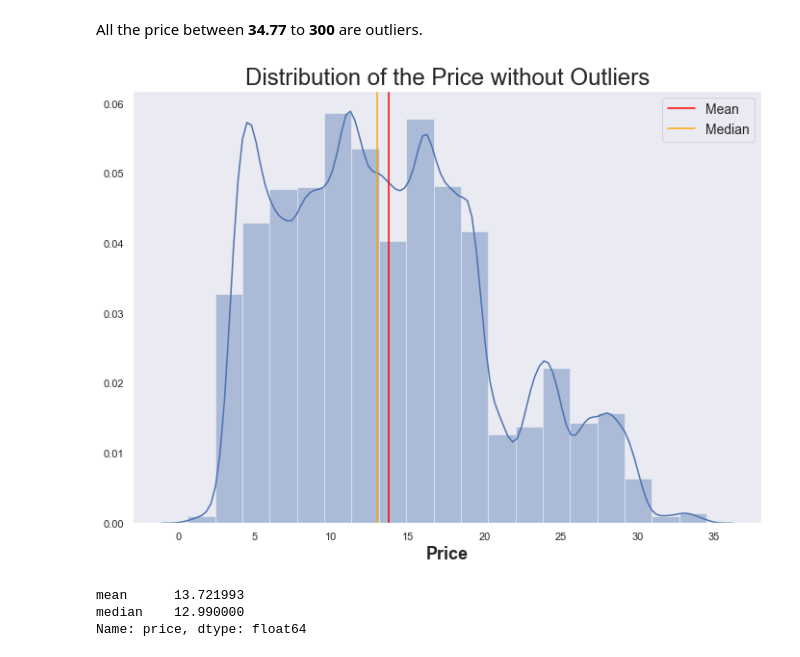
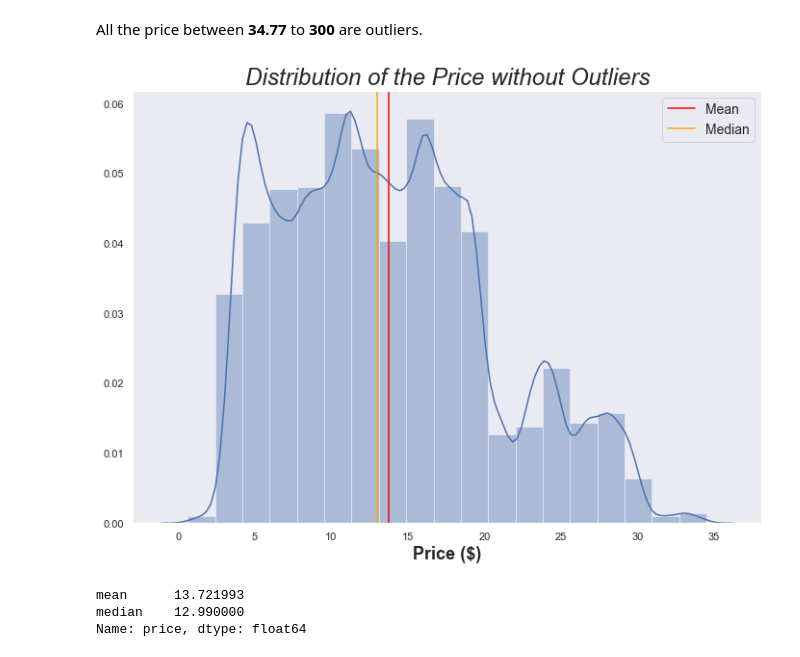
Before and after one commit to furawa/OC_data_analyst_projects, a Jupyter notebook: 02_analyze_company_sales/analyze_sales.ipynb, the cells around one changed output. Cells and saved outputs as stored; diff of their text form; code cells hidden in the pictures.

```diff
--- a/02_analyze_company_sales/analyze_sales.ipynb
+++ b/02_analyze_company_sales/analyze_sales.ipynb
@@ -99,15 +100,16 @@ All the price between **34.77** to **300** are outliers.
 # %%
 # Distribution of the non outliers values
 sales_clean_no_outliers = sales_clean[sales_clean.price < outliers] # Compute the dataframe of the non outliers
 bins = int(round(1 + np.log2(sales_clean_no_outliers.shape[0]))) # Optimal number of bins
 sns.distplot(sales_clean_no_outliers.price, bins = bins) # Distribution plot of the non outliers values
 plt.axvline(sales_clean_no_outliers.price.mean(), color = "red") # Plot vertical line of the mean
 plt.axvline(sales_clean_no_outliers.price.median(), color = "orange") # Plot the vertical line of the median
 plt.legend(["Mean", "Median"], fontsize = 14)
-plt.title("Distribution of the Price without Outliers", fontsize = 24)
-plt.xlabel("Price", fontsize = 18, fontweight = "bold");
+plt.title("Distribution of the Price without Outliers", fontsize = 24, fontstyle = "italic")
+plt.xlabel("Price ($)", fontsize = 18, fontweight = "bold")
+plt.savefig("images/hist_price_no_out.svg");
 # %% [output]
-[figure, old version]
+[figure, new version]
 # %%
 sales_clean_no_outliers.price.agg([np.mean, np.median])
 # %% [output]
```
Also changed, not shown: parts of 16 cells of this notebook.
